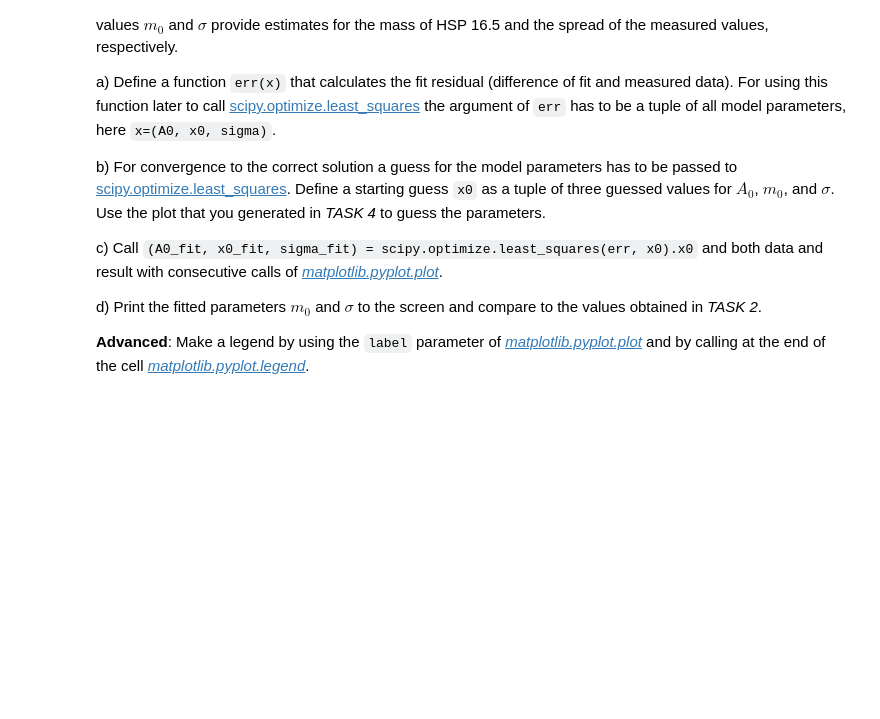
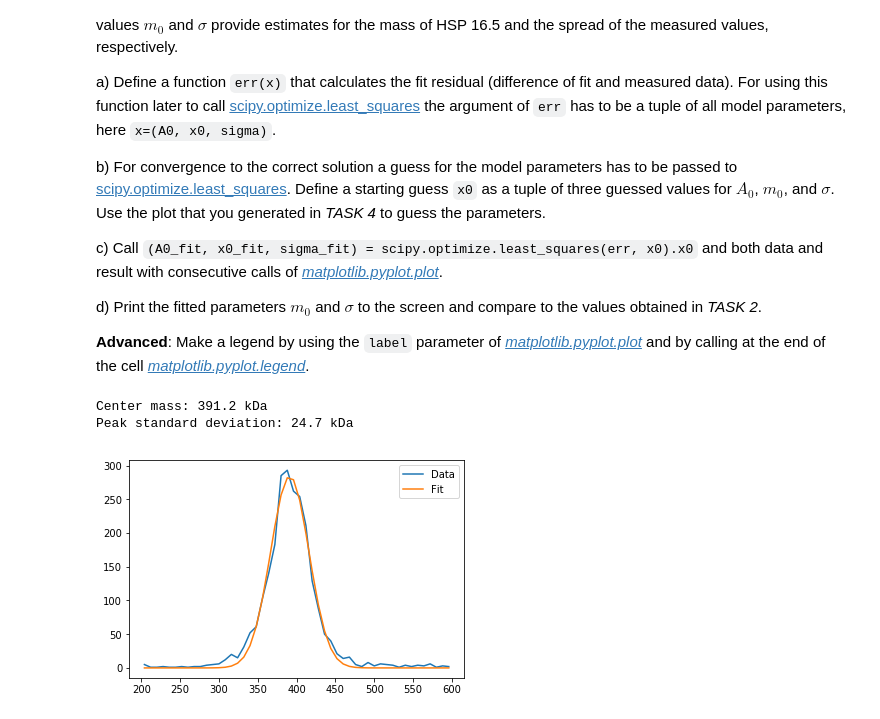
Before and after one commit to derkleinechemiker/zweiter-versuch, a Jupyter notebook: session4/session4.ipynb, the cells around one changed output. Saved outputs shown, nothing was run; the diff lists cells and outputs as text; code cells hidden in the pictures; blank space fills up the shorter version.

Commit message:
all tasks from session 4 solved

```diff
--- a/session4/session4.ipynb
+++ b/session4/session4.ipynb
@@ -208,11 +210,35 @@ c) Call ``(A0_fit, x0_fit, sigma_fit) = scipy.optimize.least_squares(err, x0).x0
 d) Print the fitted parameters $m_0$ and $\sigma$ to the screen and compare to the values obtained in *TASK 2*.
 
 **Advanced**: Make a legend by using the ``label`` parameter of [*matplotlib.pyplot.plot*](https://matplotlib.org/api/_as_gen/matplotlib.pyplot.plot.html) and by calling at the end of the cell [*matplotlib.pyplot.legend*](https://matplotlib.org/api/_as_gen/matplotlib.pyplot.legend.html).
-# %%
-# TYPE YOUR SOLUTION HERE
-import scipy
-
-def err(x):             # x has to be a tuple x=(A0, x0, sigma).
-    A0, x0, sigma = x #?
-
-    return None
+# %%
+# TYPE YOUR SOLUTION HERE
+import scipy
+import scipy.optimize        # package is by default not imported
+
+def err(x = (1000, 300, 200)):             # x has to be a tuple x=(A0, x0, sigma).
+    # hist ist in task 4 definiert (Histogrammwerte), gauss in task 5
+    return (hist-gauss(calc_m_centers(), A0=x[0], m0=x[1], sigma=x[2]))
+
+# b) Make a guess
+A0_guess = 800
+m0_guess = 400
+sigma_guess = 100
+x0 = (A0_guess, m0_guess, sigma_guess)
+
+# c) least-squared optimisation: searches only local minima!!
+# .x tells it to just return the solution array called x (similar to string.float()   )
+(A0_fit, m0_fit, sigma_fit) = scipy.optimize.least_squares(err, x0).x
+
+# d) plot result and data
+matplotlib.pyplot.plot(calc_m_centers(), hist, label = 'Data')
+hist_fit = gauss(calc_m_centers(),A0_fit, m0_fit, sigma_fit)
+matplotlib.pyplot.plot(calc_m_centers(), hist_fit, label = 'Fit')
+matplotlib.pyplot.legend()
+
+# e) Print fitting values
+print(f"Center mass: {m0_fit:.1f} kDa")
+print(f"Peak standard deviation: {sigma_fit:.1f} kDa")
+# %% [output]
+Center mass: 391.2 kDa
+Peak standard deviation: 24.7 kDa
+[figure, added]
```
Also changed, not shown: parts of 4 cells of this notebook.
